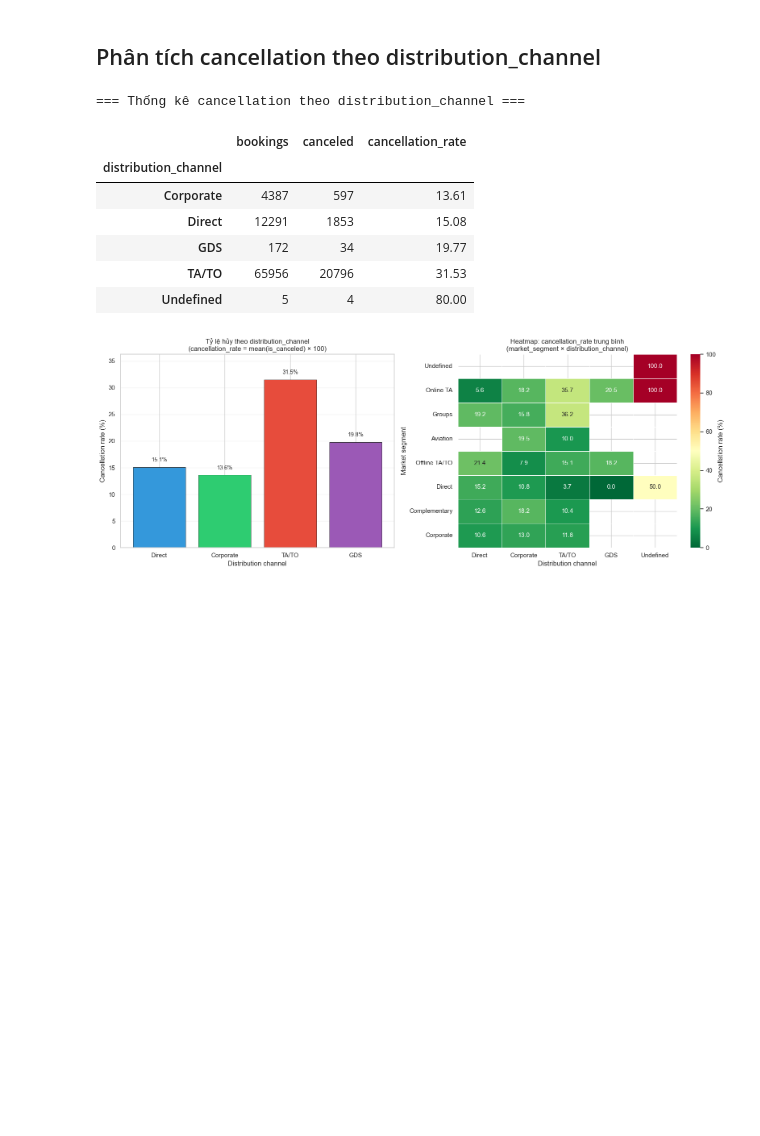
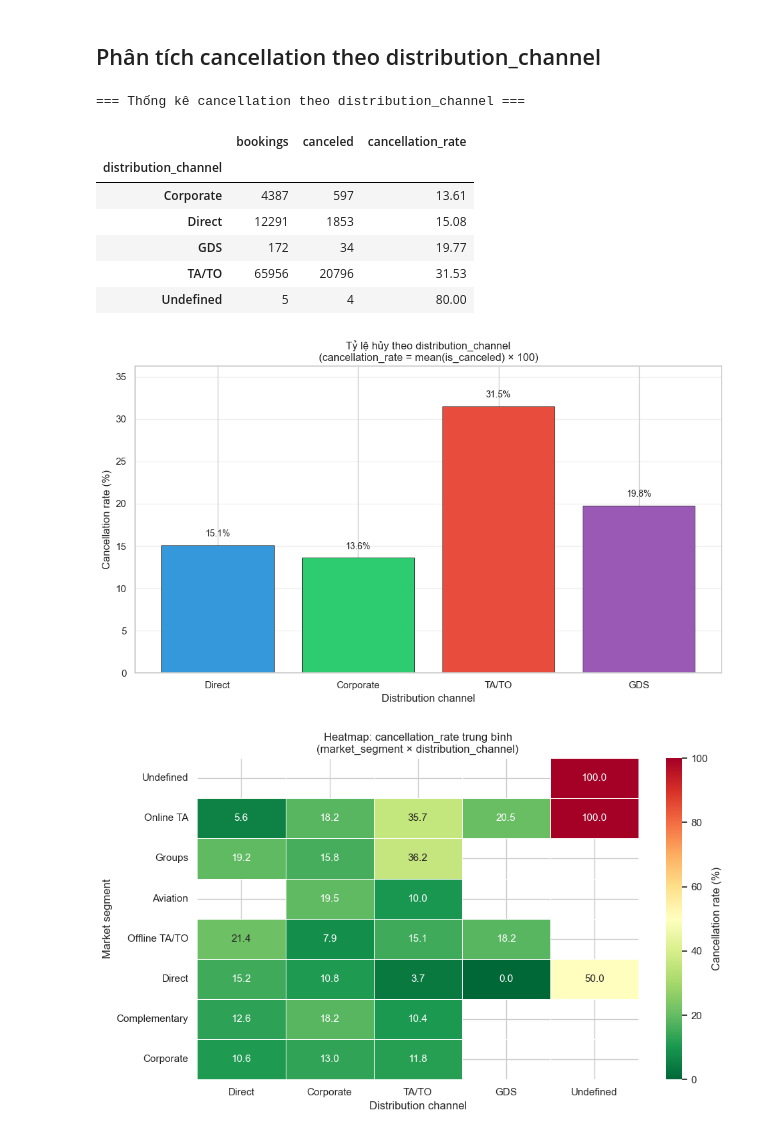
Before and after one commit to KANguyen2802/Hotel-Booking-Demand, a Jupyter notebook: notebooks/02_eda_stage1_cancellation.ipynb, the cells around one changed output. Saved outputs shown, nothing was run; the diff lists cells and outputs as text; code cells hidden in the pictures; blank space fills up the shorter version.

```diff
--- a/notebooks/02_eda_stage1_cancellation.ipynb
+++ b/notebooks/02_eda_stage1_cancellation.ipynb
@@ -701,11 +703,9 @@ heat_df = (
     .reindex(index=segment_order, columns=heat_channels)
 )
 
-fig, axes = plt.subplots(1, 2, figsize=(16, 6))
-
 # Biểu đồ 10: Bar chart tỷ lệ hủy theo distribution_channel
-ax1 = axes[0]
-bars = ax1.bar(
+fig, ax = plt.subplots(figsize=(10, 6))
+bars = ax.bar(
     rate_df.index.astype(str),
     rate_df["cancellation_rate"],
     color=["#3498db", "#2ecc71", "#e74c3c", "#9b59b6"],
@@ -714,7 +714,7 @@ bars = ax1.bar(
 )
 
 for bar, val in zip(bars, rate_df["cancellation_rate"]):
-    ax1.text(
+    ax.text(
         bar.get_x() + bar.get_width() / 2,
         bar.get_height() + 0.8,
         f"{val:.1f}%",
@@ -723,44 +723,46 @@ for bar, val in zip(bars, rate_df["cancellation_rate"]):
         fontsize=10,
     )
 
-ax1.set_xlabel("Distribution channel")
-ax1.set_ylabel("Cancellation rate (%)")
-ax1.set_title(
+ax.set_xlabel("Distribution channel")
+ax.set_ylabel("Cancellation rate (%)")
+ax.set_title(
     "Tỷ lệ hủy theo distribution_channel\n"
     "(cancellation_rate = mean(is_canceled) × 100)"
 )
-ax1.set_ylim(0, rate_df["cancellation_rate"].max() * 1.15)
-ax1.grid(axis="y", alpha=0.3)
+ax.set_ylim(0, rate_df["cancellation_rate"].max() * 1.15)
+ax.grid(axis="y", alpha=0.3)
+plt.tight_layout()
+plt.show()
 
 # Biểu đồ 11: Heatmap market_segment × distribution_channel
-ax2 = axes[1]
+fig, ax = plt.subplots(figsize=(10, 6))
 sns.heatmap(
     heat_df,
     annot=True,
     fmt=".1f",
     cmap="RdYlGn_r",
     linewidths=0.5,
     linecolor="white",
     cbar_kws={"label": "Cancellation rate (%)"},
-    ax=ax2,
+    ax=ax,
 )
 
-ax2.set_xlabel("Distribution channel")
-ax2.set_ylabel("Market segment")
-ax2.set_title(
+ax.set_xlabel("Distribution channel")
+ax.set_ylabel("Market segment")
+ax.set_title(
     "Heatmap: cancellation_rate trung bình\n"
     "(market_segment × distribution_channel)"
 )
-
 plt.tight_layout()
 plt.show()
 # %% [output]
 === Thống kê cancellation theo distribution_channel ===
 |  | bookings | canceled | cancellation_rate |
 | distribution_channel |  |  |  |
 | Corporate | 4387 | 597 | 13.61 |
 | Direct | 12291 | 1853 | 15.08 |
 | GDS | 172 | 34 | 19.77 |
 | TA/TO | 65956 | 20796 | 31.53 |
 | Undefined | 5 | 4 | 80.00 |
-[figure, old version]
+[figure, new version]
+[figure, added]
```
Also changed, not shown: parts of 3 cells of this notebook, 7 other files.
